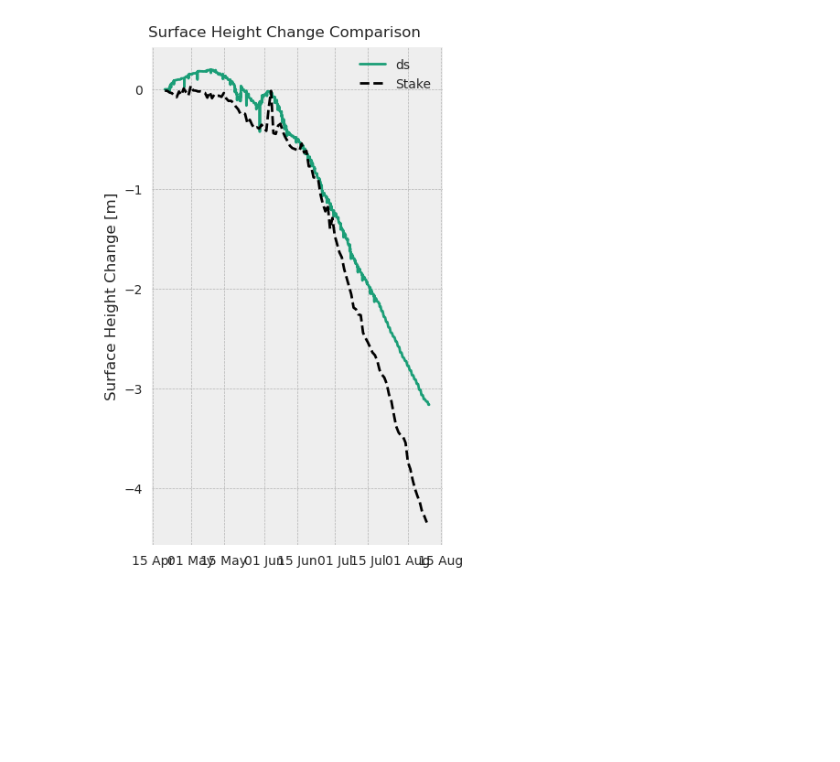
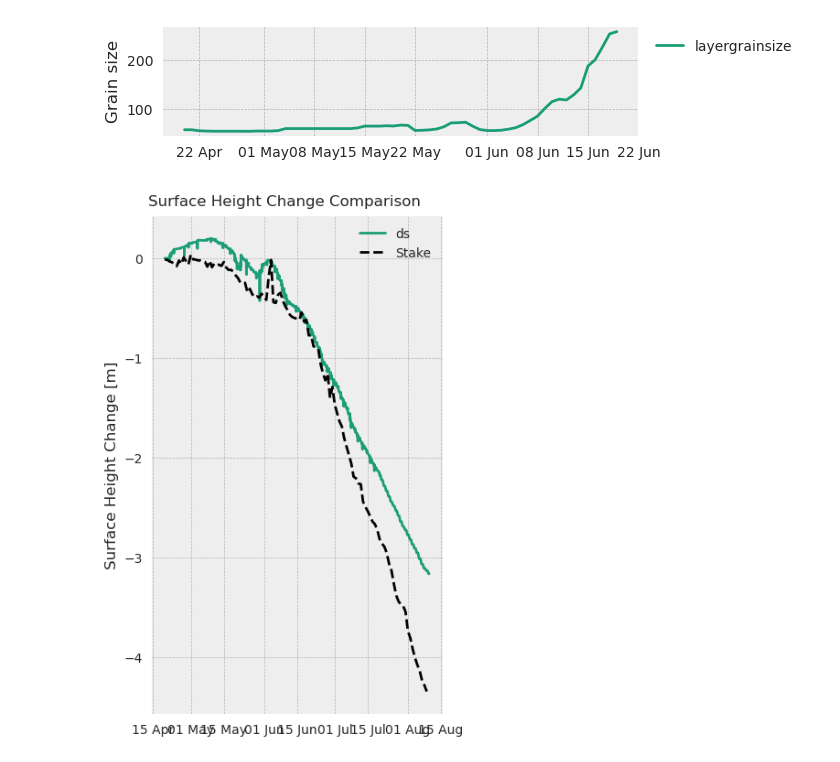
Before and after one commit to drounce/PyGEM, a Jupyter notebook: pygem_eb/processing/ebplotting.ipynb, the cells around one changed output. Cells and saved outputs as stored; diff of their text form; code cells hidden in the pictures; blank space fills up the shorter version.

```diff
--- a/pygem_eb/processing/ebplotting.ipynb
+++ b/pygem_eb/processing/ebplotting.ipynb
@@ -23,3 +24,10 @@ temp_df = temp_df.set_index(pd.to_datetime(temp_df.index) - pd.Timedelta(hours=8
+# %%
+ds,startdate,enddate = getds(data_fp.replace('#','8'))
+simple_plot(ds,0,[startdate,startdate+pd.Timedelta(days=60)],[['layergrainsize']],cumMB=False)
+# visualize_layers(ds,0,pd.date_range(startdate,enddate,freq='d'),'layergrainsize')
+# visualize_layers(ds,0,pd.date_range(startdate+pd.Timedelta(days=90),enddate,freq='6h'),'layertemp', force_layers=np.arange(8))#plot_ice=True)
+# %% [output]
+[figure, added]
 # %%
 dh_vs_stake(stake_df,[ds],[startdate,enddate],['ds'])
 # %% [output]
```
Also changed, not shown: parts of 3 cells of this notebook, 8 other files.
